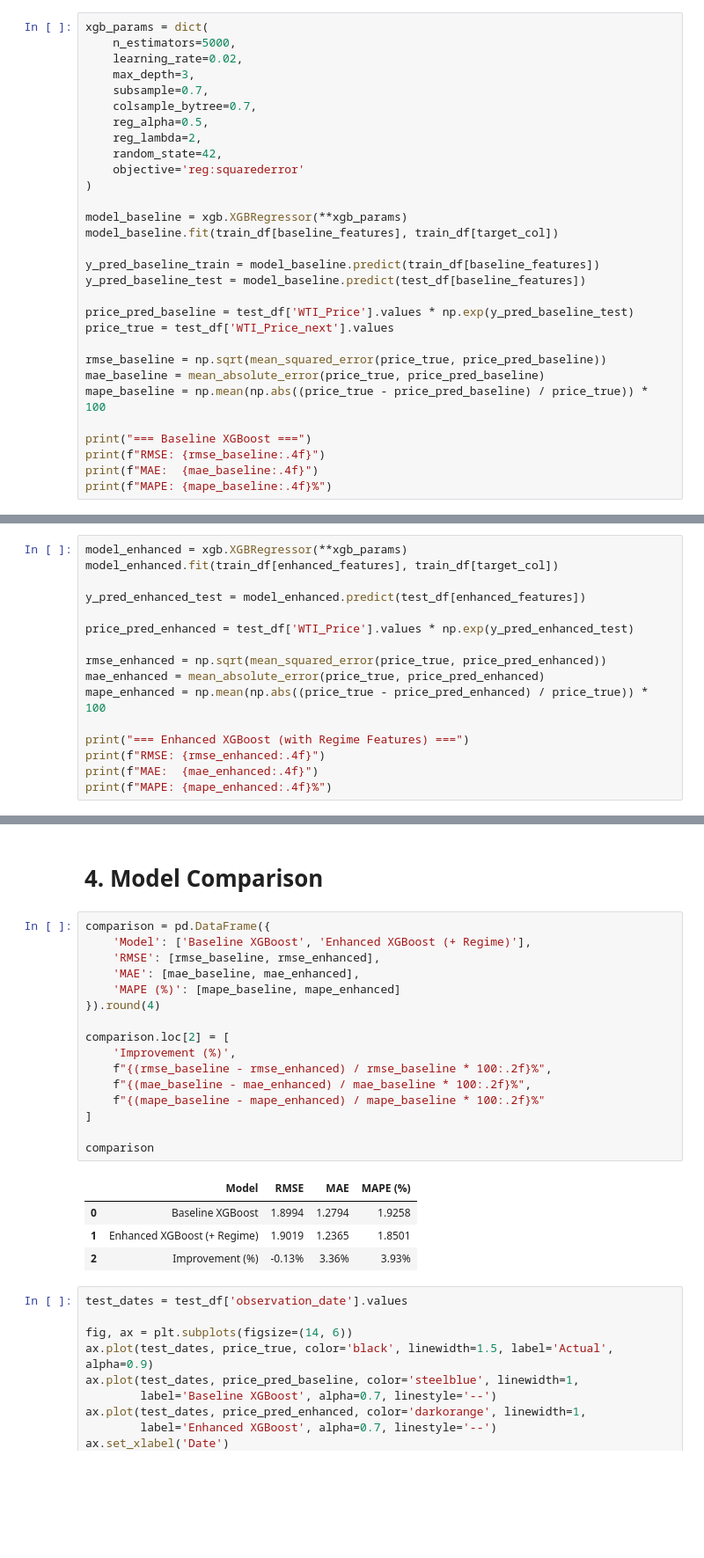
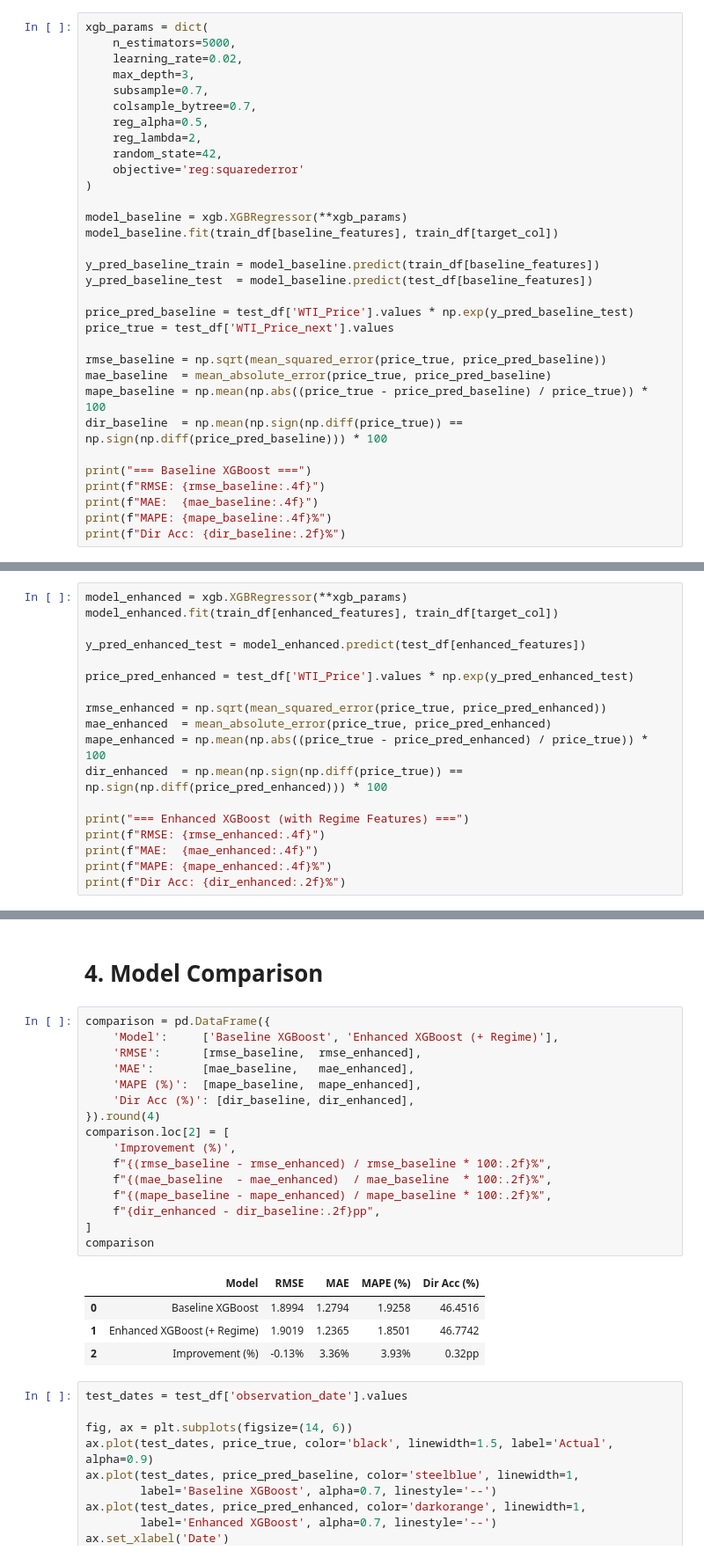
Before and after one commit to zhicongDeng/BTC-ETH-Pairs-Trading, a Jupyter notebook: test_pytorch/claude/02_xgboost_comparison.ipynb, the cells around one changed output, grey strips where cells are left out. Shown at 88% size. Saved outputs shown, nothing was run; the diff lists cells and outputs as text; blank space fills up the shorter version.

```diff
--- a/test_pytorch/claude/02_xgboost_comparison.ipynb
+++ b/test_pytorch/claude/02_xgboost_comparison.ipynb
@@ -82,19 +82,21 @@ model_baseline = xgb.XGBRegressor(**xgb_params)
 model_baseline.fit(train_df[baseline_features], train_df[target_col])
 
 y_pred_baseline_train = model_baseline.predict(train_df[baseline_features])
-y_pred_baseline_test = model_baseline.predict(test_df[baseline_features])
+y_pred_baseline_test  = model_baseline.predict(test_df[baseline_features])
 
 price_pred_baseline = test_df['WTI_Price'].values * np.exp(y_pred_baseline_test)
 price_true = test_df['WTI_Price_next'].values
 
 rmse_baseline = np.sqrt(mean_squared_error(price_true, price_pred_baseline))
-mae_baseline = mean_absolute_error(price_true, price_pred_baseline)
+mae_baseline  = mean_absolute_error(price_true, price_pred_baseline)
 mape_baseline = np.mean(np.abs((price_true - price_pred_baseline) / price_true)) * 100
+dir_baseline  = np.mean(np.sign(np.diff(price_true)) == np.sign(np.diff(price_pred_baseline))) * 100
 
 print("=== Baseline XGBoost ===")
 print(f"RMSE: {rmse_baseline:.4f}")
 print(f"MAE:  {mae_baseline:.4f}")
 print(f"MAPE: {mape_baseline:.4f}%")
+print(f"Dir Acc: {dir_baseline:.2f}%")
 # %% [output]
 === Baseline XGBoost ===
 RMSE: 1.8994
@@ -111,13 +114,15 @@ y_pred_enhanced_test = model_enhanced.predict(test_df[enhanced_features])
 price_pred_enhanced = test_df['WTI_Price'].values * np.exp(y_pred_enhanced_test)
 
 rmse_enhanced = np.sqrt(mean_squared_error(price_true, price_pred_enhanced))
-mae_enhanced = mean_absolute_error(price_true, price_pred_enhanced)
+mae_enhanced  = mean_absolute_error(price_true, price_pred_enhanced)
 mape_enhanced = np.mean(np.abs((price_true - price_pred_enhanced) / price_true)) * 100
+dir_enhanced  = np.mean(np.sign(np.diff(price_true)) == np.sign(np.diff(price_pred_enhanced))) * 100
 
 print("=== Enhanced XGBoost (with Regime Features) ===")
 print(f"RMSE: {rmse_enhanced:.4f}")
 print(f"MAE:  {mae_enhanced:.4f}")
 print(f"MAPE: {mape_enhanced:.4f}%")
+print(f"Dir Acc: {dir_enhanced:.2f}%")
 # %% [output]
 === Enhanced XGBoost (with Regime Features) ===
 RMSE: 1.9019
@@ -127,25 +133,25 @@ MAPE: 1.8501%
 # 4. Model Comparison
 # %%
 comparison = pd.DataFrame({
-    'Model': ['Baseline XGBoost', 'Enhanced XGBoost (+ Regime)'],
-    'RMSE': [rmse_baseline, rmse_enhanced],
-    'MAE': [mae_baseline, mae_enhanced],
-    'MAPE (%)': [mape_baseline, mape_enhanced]
+    'Model':     ['Baseline XGBoost', 'Enhanced XGBoost (+ Regime)'],
+    'RMSE':      [rmse_baseline,  rmse_enhanced],
+    'MAE':       [mae_baseline,   mae_enhanced],
+    'MAPE (%)':  [mape_baseline,  mape_enhanced],
+    'Dir Acc (%)': [dir_baseline, dir_enhanced],
 }).round(4)
-
 comparison.loc[2] = [
     'Improvement (%)',
     f"{(rmse_baseline - rmse_enhanced) / rmse_baseline * 100:.2f}%",
-    f"{(mae_baseline - mae_enhanced) / mae_baseline * 100:.2f}%",
-    f"{(mape_baseline - mape_enhanced) / mape_baseline * 100:.2f}%"
+    f"{(mae_baseline  - mae_enhanced)  / mae_baseline  * 100:.2f}%",
+    f"{(mape_baseline - mape_enhanced) / mape_baseline * 100:.2f}%",
+    f"{dir_enhanced - dir_baseline:.2f}pp",
 ]
-
 comparison
 # %% [output]
-|  | Model | RMSE | MAE | MAPE (%) |
-| 0 | Baseline XGBoost | 1.8994 | 1.2794 | 1.9258 |
-| 1 | Enhanced XGBoost (+ Regime) | 1.9019 | 1.2365 | 1.8501 |
-| 2 | Improvement (%) | -0.13% | 3.36% | 3.93% |
+|  | Model | RMSE | MAE | MAPE (%) | Dir Acc (%) |
+| 0 | Baseline XGBoost | 1.8994 | 1.2794 | 1.9258 | 46.4516 |
+| 1 | Enhanced XGBoost (+ Regime) | 1.9019 | 1.2365 | 1.8501 | 46.7742 |
+| 2 | Improvement (%) | -0.13% | 3.36% | 3.93% | 0.32pp |
 # %%
 test_dates = test_df['observation_date'].values
 
```
Also changed, not shown: parts of 9 cells of this notebook.
